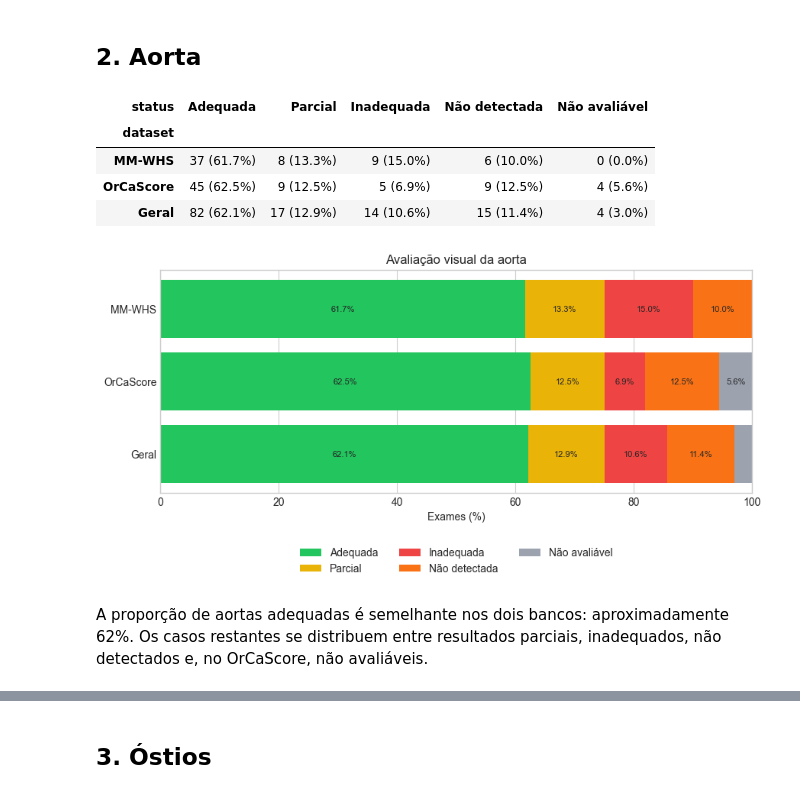
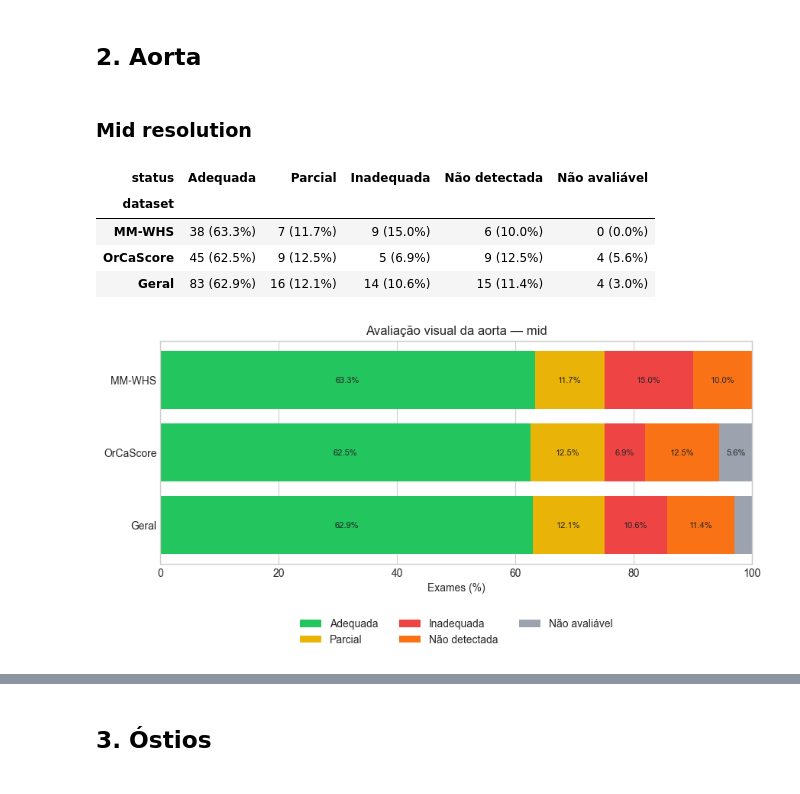
Before and after one commit to matheusssilva991/coronary-centerline-detection, a Jupyter notebook: src/eda/external_ccta_visual_assessment.ipynb, the cells around one changed output, grey strips where cells are left out. Cells and saved outputs as stored; diff of their text form; code cells hidden in the pictures.

```diff
--- a/src/eda/external_ccta_visual_assessment.ipynb
+++ b/src/eda/external_ccta_visual_assessment.ipynb
@@ -196,17 +221,15 @@ Os dois bancos apresentam proporções próximas de aortas e pares de óstios to
 # %% [markdown]
 ## 2. Aorta
+# %% [markdown]
+### Mid resolution
 # %%
-aorta_summary = show_stage_results(
-    "aorta_result",
-    AORTA_ARTERY_STATUS_ORDER,
-    "Avaliação visual da aorta",
+aorta_mid = show_stage_results(
+    "mid", "aorta_result", AORTA_ARTERY_STATUS_ORDER, "Avaliação visual da aorta"
 )
 # %% [output]
 | status | Adequada | Parcial | Inadequada | Não detectada | Não avaliável |
 | dataset |  |  |  |  |  |
-| MM-WHS | 37 (61.7%) | 8 (13.3%) | 9 (15.0%) | 6 (10.0%) | 0 (0.0%) |
+| MM-WHS | 38 (63.3%) | 7 (11.7%) | 9 (15.0%) | 6 (10.0%) | 0 (0.0%) |
 | OrCaScore | 45 (62.5%) | 9 (12.5%) | 5 (6.9%) | 9 (12.5%) | 4 (5.6%) |
-| Geral | 82 (62.1%) | 17 (12.9%) | 14 (10.6%) | 15 (11.4%) | 4 (3.0%) |
+| Geral | 83 (62.9%) | 16 (12.1%) | 14 (10.6%) | 15 (11.4%) | 4 (3.0%) |
-[figure, old version]
+[figure, new version]
-# %% [markdown]
-A proporção de aortas adequadas é semelhante nos dois bancos: aproximadamente 62%. Os casos restantes se distribuem entre resultados parciais, inadequados, não detectados e, no OrCaScore, não avaliáveis.
```
Also changed, not shown: parts of 32 cells of this notebook, 17 other files.
